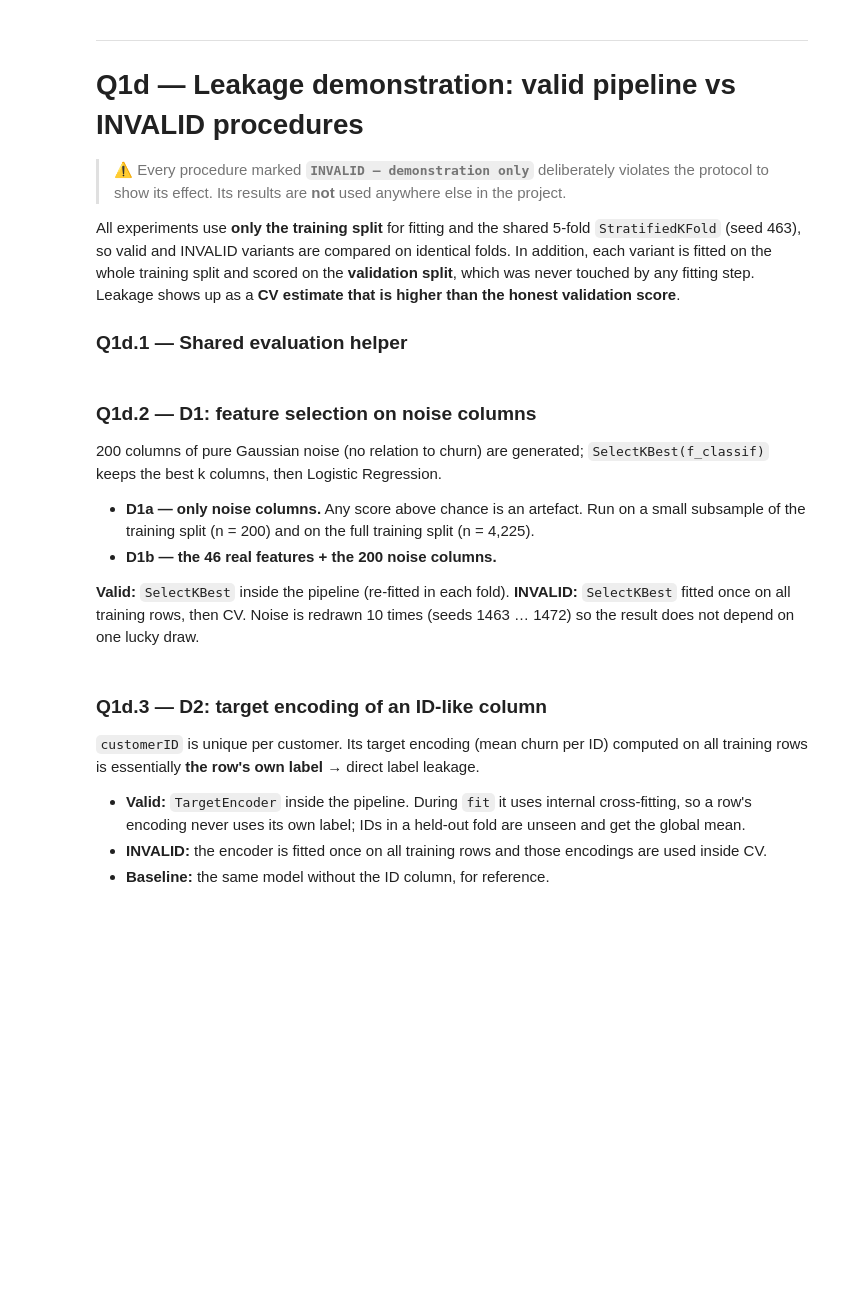
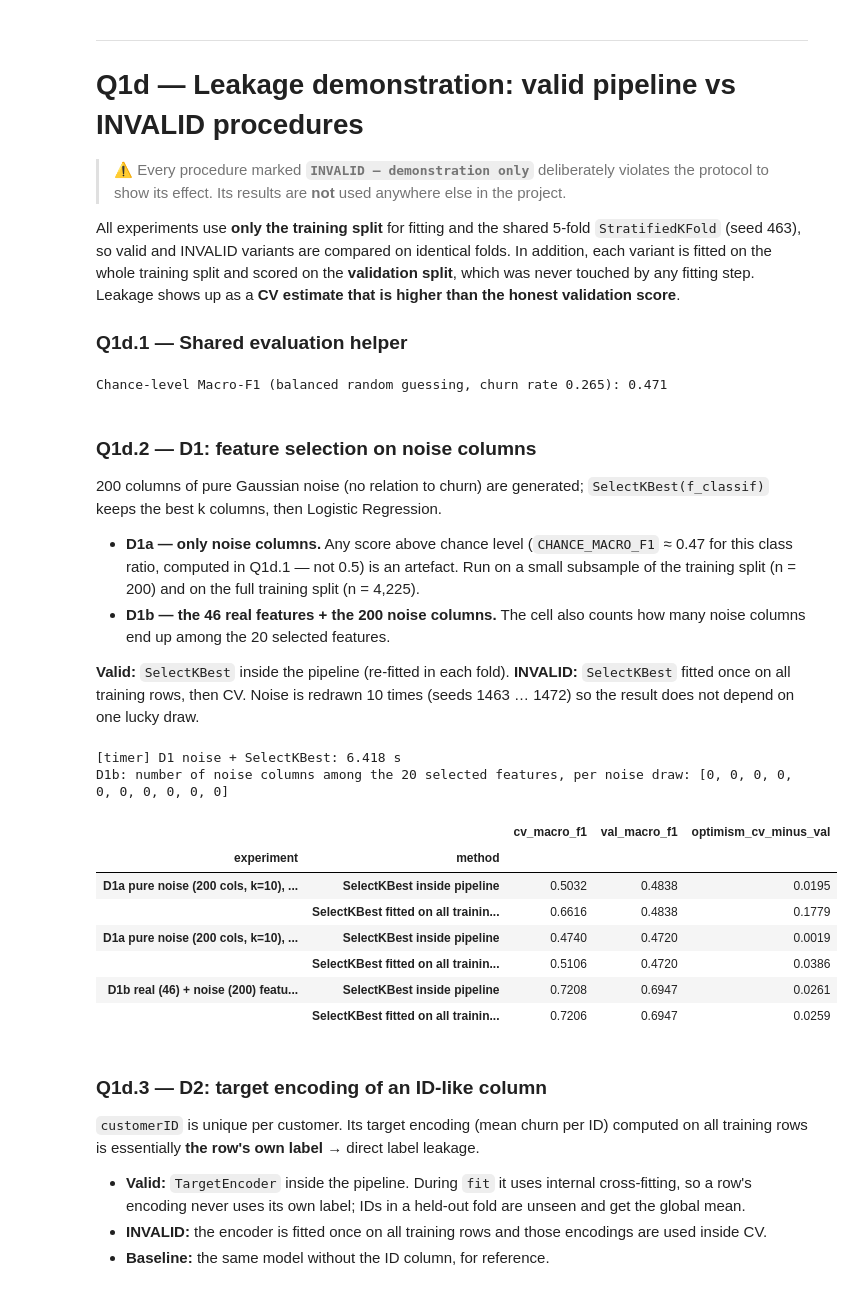
Before and after one commit to berksahiinn/ceng463-midterm, a Jupyter notebook: notebooks/01_Q1_data_leakage.ipynb, the cells around one changed output. Saved outputs shown, nothing was run; the diff lists cells and outputs as text; code cells hidden in the pictures; blank space fills up the shorter version.

```diff
--- a/notebooks/01_Q1_data_leakage.ipynb
+++ b/notebooks/01_Q1_data_leakage.ipynb
@@ -732,6 +860,12 @@ X_val, y_val = parts['X_val'], parts['y_val']
 # class_weight='balanced' so the classifier does not collapse to the majority class
 # (otherwise Macro-F1 would sit at ~0.42 regardless of the features and leakage would be invisible)
 LR = LogisticRegression(max_iter=1000, class_weight='balanced')
+
+# Chance level for comparison: expected Macro-F1 of random guessing that labels 50% of rows as churn.
+# Per class with prevalence p: precision = p, recall = 0.5  ->  F1 = 2 * p * 0.5 / (p + 0.5)
+p_pos = y_val.mean()
+CHANCE_MACRO_F1 = np.mean([2 * p * 0.5 / (p + 0.5) for p in (p_pos, 1 - p_pos)])
+print(f'Chance-level Macro-F1 (balanced random guessing, churn rate {p_pos:.3f}): {CHANCE_MACRO_F1:.3f}')
 
 
 def evaluate(experiment, method, est, X_tr, y_tr, X_va, leaky_step=None):
@@ -755,13 +889,15 @@ def evaluate(experiment, method, est, X_tr, y_tr, X_va, leaky_step=None):
            'val_macro_f1': f1_score(y_val, val_pred, average='macro')}
     row['optimism_cv_minus_val'] = row['cv_macro_f1'] - row['val_macro_f1']
     return row
+# %% [output]
+Chance-level Macro-F1 (balanced random guessing, churn rate 0.265): 0.471
 # %% [markdown]
 ### Q1d.2 — D1: feature selection on noise columns
 
 200 columns of pure Gaussian noise (no relation to churn) are generated; `SelectKBest(f_classif)` keeps the best k columns, then Logistic Regression.
 
-* **D1a — only noise columns.** Any score above chance is an artefact. Run on a small subsample of the training split (n = 200) and on the full training split (n = 4,225).
-* **D1b — the 46 real features + the 200 noise columns.**
+* **D1a — only noise columns.** Any score above chance level (`CHANCE_MACRO_F1` ≈ 0.47 for this class ratio, computed in Q1d.1 — not 0.5) is an artefact. Run on a small subsample of the training split (n = 200) and on the full training split (n = 4,225).
+* **D1b — the 46 real features + the 200 noise columns.** The cell also counts how many noise columns end up among the 20 selected features.
 
 **Valid:** `SelectKBest` inside the pipeline (re-fitted in each fold). **INVALID:** `SelectKBest` fitted once on all training rows, then CV. Noise is redrawn 10 times (seeds 1463 … 1472) so the result does not depend on one lucky draw.
 # %%
@@ -770,7 +906,7 @@ SUB_SIZES = [200, len(y_train)]
 noise_cols = [f'noise_{j}' for j in range(N_NOISE)]
 y_tr_arr = y_train.to_numpy()
 
-d1 = []
+d1, noise_selected = [], []
 with timer('D1 noise + SelectKBest'), warnings.catch_warnings():
     warnings.simplefilter('ignore')
     for r in range(N_NOISE_SEEDS):
@@ -778,34 +914,51 @@ with timer('D1 noise + SelectKBest'), warnings.catch_warnings():
         noise_tr = rng.normal(size=(len(y_train), N_NOISE))
         noise_va = rng.normal(size=(len(y_val), N_NOISE))
 
-        # D1a: ONLY noise columns (no real signal at all) -> honest Macro-F1 should be ~0.5
+        # D1a: ONLY noise columns (no real signal at all) -> honest Macro-F1 should be at chance level
         for n in SUB_SIZES:
             rows_ = rng.choice(len(y_train), size=n, replace=False) if n < len(y_train) else np.arange(len(y_train))
             Xn, yn = noise_tr[rows_], y_tr_arr[rows_]
             exp = f'D1a pure noise ({N_NOISE} cols, k=10), n_train={n}'
             d1.append(evaluate(exp, 'SelectKBest inside pipeline',
                                Pipeline([('select', SelectKBest(f_classif, k=10)), ('clf', LR)]),
                                Xn, yn, noise_va) | {'noise_draw': r})
             d1.append(evaluate(exp, 'SelectKBest fitted on all training rows before CV',
                                LR, Xn, yn, noise_va, leaky_step=SelectKBest(f_classif, k=10)) | {'noise_draw': r})
 
         # D1b: real features + the same noise columns (full training split)
         Xtr_rn = pd.concat([X_train, pd.DataFrame(noise_tr, index=X_train.index, columns=noise_cols)], axis=1)
         Xva_rn = pd.concat([X_val, pd.DataFrame(noise_va, index=X_val.index, columns=noise_cols)], axis=1)
         ct = ColumnTransformer([('base', build_preprocessor(), NUM_COLS + CAT_COLS),
                                 ('noise', 'passthrough', noise_cols)])
         exp = f'D1b real (46) + noise ({N_NOISE}) features, k=20'
         d1.append(evaluate(exp, 'SelectKBest inside pipeline',
                            Pipeline([('pre', ct), ('select', SelectKBest(f_classif, k=20)), ('clf', LR)]),
                            Xtr_rn, y_train, Xva_rn) | {'noise_draw': r})
         d1.append(evaluate(exp, 'SelectKBest fitted on all training rows before CV',
                            LR, Xtr_rn, y_train, Xva_rn,
                            leaky_step=Pipeline([('pre', ct), ('select', SelectKBest(f_classif, k=20))])) | {'noise_draw': r})
 
+        # Check: how many of the 20 columns kept by SelectKBest in D1b are noise columns?
+        sel = Pipeline([('pre', clone(ct)), ('select', SelectKBest(f_classif, k=20))]).fit(Xtr_rn, y_train)
+        kept = sel.named_steps['pre'].get_feature_names_out()[sel.named_steps['select'].get_support()]
+        noise_selected.append(int(sum(name.startswith('noise__') for name in kept)))
+
 d1_df = pd.DataFrame(d1)
 d1_df.to_csv(TABLES_DIR / 'q1d_noise_selection_all_draws.csv', index=False)
+print(f'D1b: number of noise columns among the 20 selected features, per noise draw: {noise_selected}')
 (d1_df.groupby(['experiment', 'method'], sort=False)[['cv_macro_f1', 'val_macro_f1', 'optimism_cv_minus_val']]
       .mean().round(4))
+# %% [output]
+[timer] D1 noise + SelectKBest: 6.418 s
+D1b: number of noise columns among the 20 selected features, per noise draw: [0, 0, 0, 0, 0, 0, 0, 0, 0, 0]
+|  |  | cv_macro_f1 | val_macro_f1 | optimism_cv_minus_val |
+| experiment | method |  |  |  |
+| D1a pure noise (200 cols, k=10), ... | SelectKBest inside pipeline | 0.5032 | 0.4838 | 0.0195 |
+|  | SelectKBest fitted on all trainin... | 0.6616 | 0.4838 | 0.1779 |
+| D1a pure noise (200 cols, k=10), ... | SelectKBest inside pipeline | 0.4740 | 0.4720 | 0.0019 |
+|  | SelectKBest fitted on all trainin... | 0.5106 | 0.4720 | 0.0386 |
+| D1b real (46) + noise (200) featu... | SelectKBest inside pipeline | 0.7208 | 0.6947 | 0.0261 |
+|  | SelectKBest fitted on all trainin... | 0.7206 | 0.6947 | 0.0259 |
 # %% [markdown]
 ### Q1d.3 — D2: target encoding of an ID-like column
 
```
Also changed, not shown: parts of 17 cells of this notebook, 12 other files.
